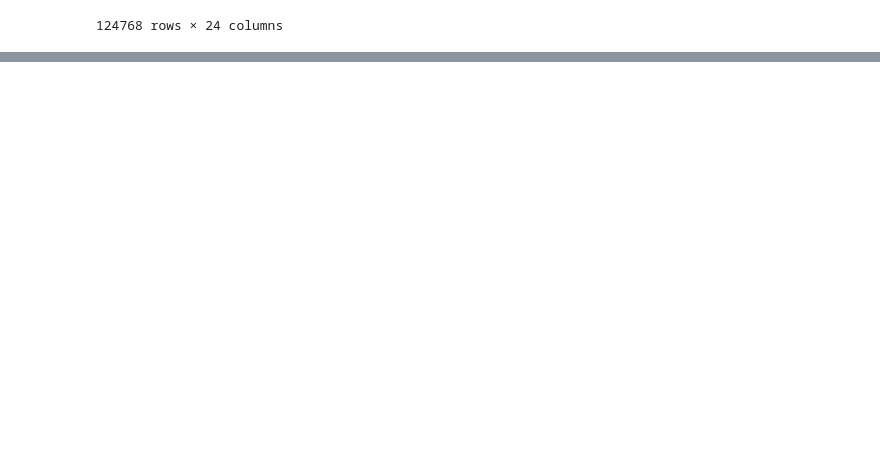
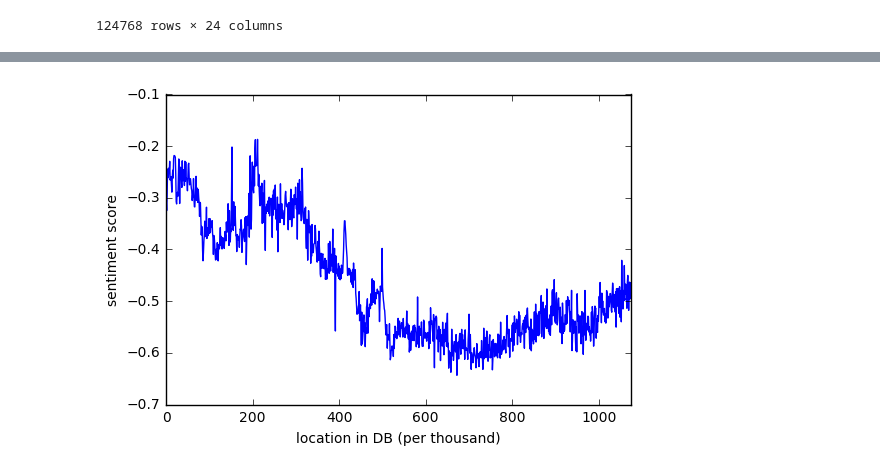
Before and after one commit to bmart847/RecallAnalysis, a Jupyter notebook: cars.ipynb, the cells around one changed output, grey strips where cells are left out. Saved outputs shown, nothing was run; the diff lists cells and outputs as text; code cells hidden in the pictures; blank space fills up the shorter version.

```diff
--- a/cars.ipynb
+++ b/cars.ipynb
@@ -1122,3 +1137,5 @@ frankenFrame['compound'] = sent['compound']
 fullsent.keys()
 # %%
 fullsent
+# %%
+sampleSent = fullsent.groupby(fullsent.index // 1000).mean()
@@ -1144,0 +1229,10 @@ plt.show()
+# %%
+plot = sampleSent["compound"].plot()
+
+plot.set_xlabel('location in DB (per thousand)')
+plot.set_ylabel('sentiment score')
+
+
+plt.show()
+# %% [output]
+[figure, added]
```
Also changed, not shown: parts of 23 cells of this notebook.
